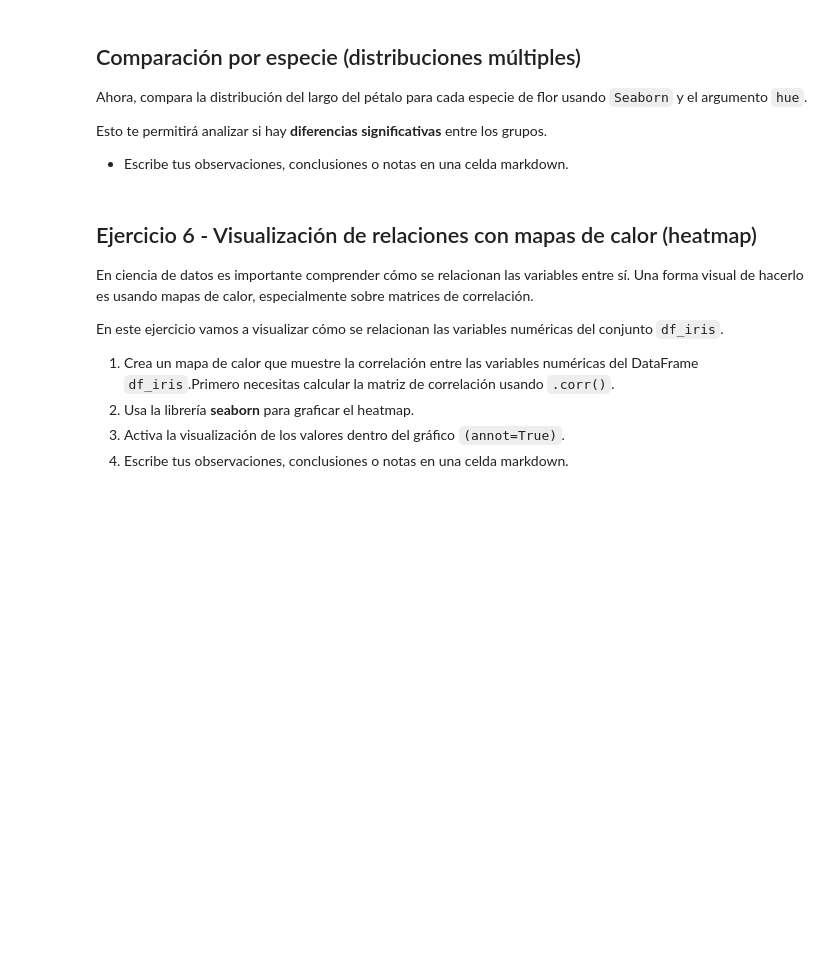
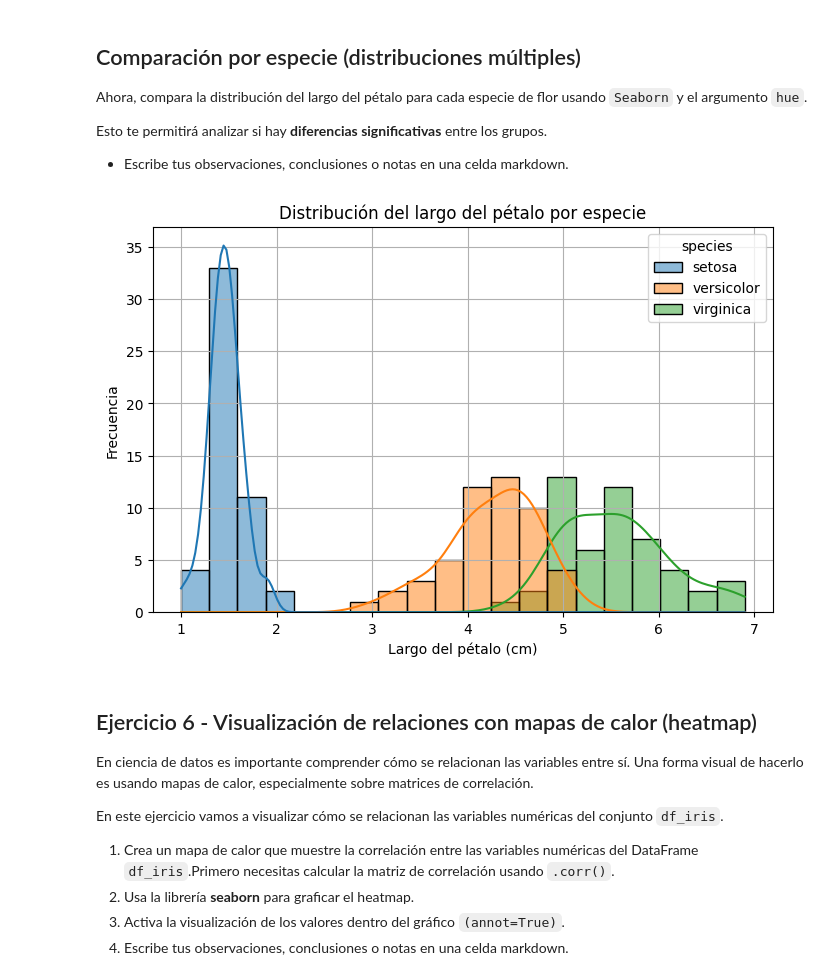
Before and after one commit to 4GeeksAcademy/betaniammc-visualizacion, a Jupyter notebook: notebook/03-project-visualization.ipynb, the cells around one changed output. Saved outputs shown, nothing was run; the diff lists cells and outputs as text; code cells hidden in the pictures; blank space fills up the shorter version.

```diff
--- a/notebook/03-project-visualization.ipynb
+++ b/notebook/03-project-visualization.ipynb
@@ -230,6 +256,15 @@ Esto te permitirá analizar si hay **diferencias significativas** entre los grup
 - Escribe tus observaciones, conclusiones o notas en una celda markdown.
 # %%
 # Tu código
+plt.figure(figsize=(8, 5))
+sns.histplot(data=df_iris, x='petal length (cm)', hue='species', bins=20, kde=True)
+plt.title("Distribución del largo del pétalo por especie")
+plt.xlabel("Largo del pétalo (cm)")
+plt.ylabel("Frecuencia")
+plt.grid(True)
+plt.show()
+# %% [output]
+[figure, added]
 # %% [markdown]
 ## Ejercicio 6 - Visualización de relaciones con mapas de calor (heatmap)
 
```
Also changed, not shown: parts of 6 cells of this notebook.
